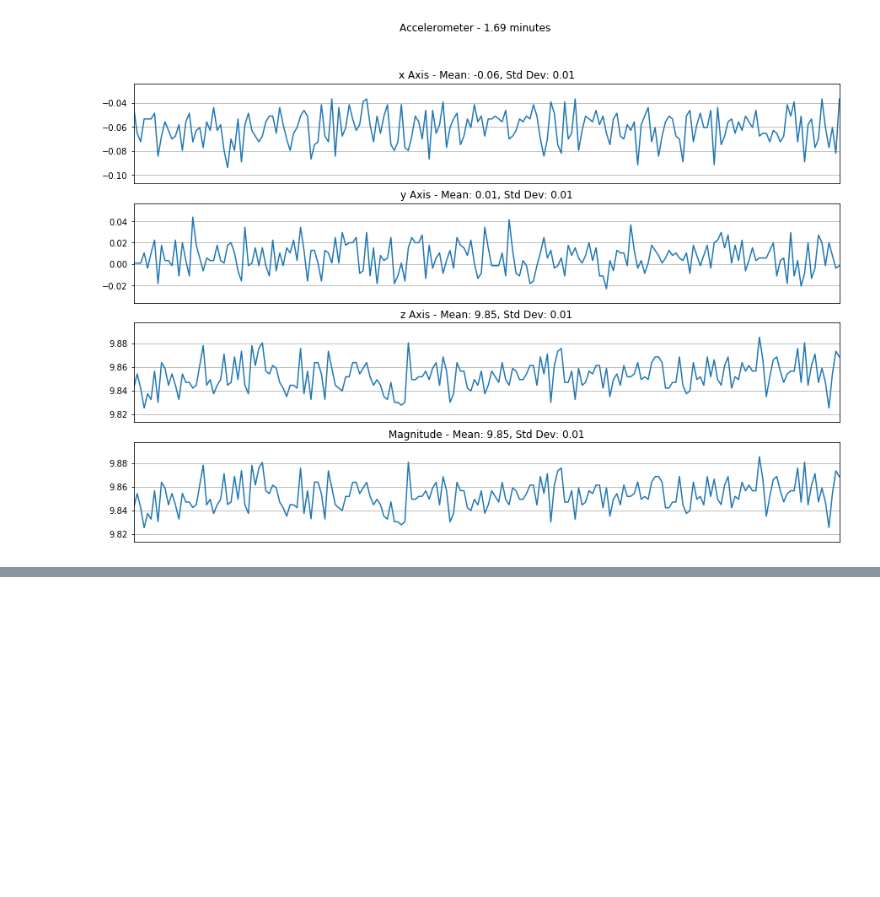
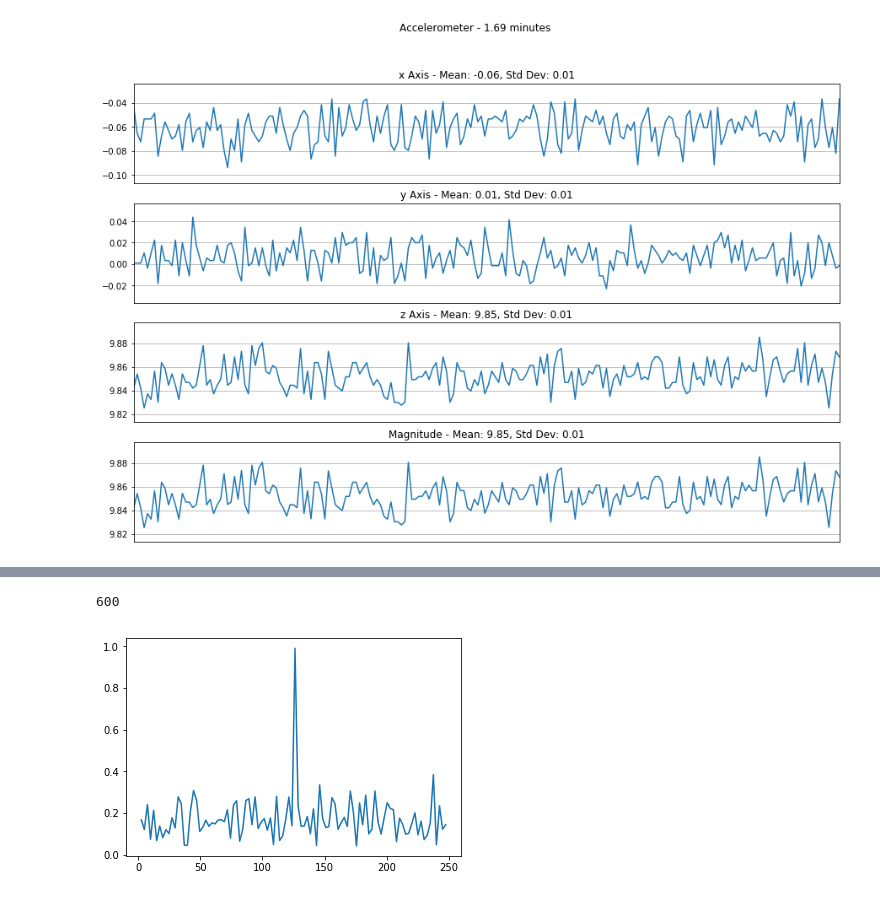
Before and after one commit to dufferzafar/accelphone, a Jupyter notebook: Sensor Data.ipynb, the cells around one changed output, grey strips where cells are left out. Cells and saved outputs as stored; diff of their text form; code cells hidden in the pictures; blank space fills up the shorter version.

```diff
--- a/Sensor Data.ipynb
+++ b/Sensor Data.ipynb
@@ -94,0 +130,32 @@ plot_csv(alarm)
+# %%
+x =
+# %% [output]
+600
+# %%
+DF = still
+
+# y = magnitude(DF, 'a')
+y = DF['ax']
+
+# x = np.linspace(0.0, N*T, N)
+x = np.linspace(0.0, len(y)/500, len(y))
+siny = 0.01 * np.sin(250 * np.pi * x)
+
+y = y - y.mean()
+y += siny
+# y = y + siny[249:-149]
+
+# yf = np.abs(fftpack.fft(y)) ** 2
+yf = np.abs(fftpack.fft(y))
+xf = fftpack.fftfreq(len(y), 1/500)
+
+idx = np.where(xf > 0)
+yf = yf[idx]
+xf = xf[idx]
+
+# plot_csv(still)
+
+plt.plot(xf, yf)
+plt.show()
+# %% [output]
+[figure, added]
```
Also changed, not shown: parts of 18 cells of this notebook.
